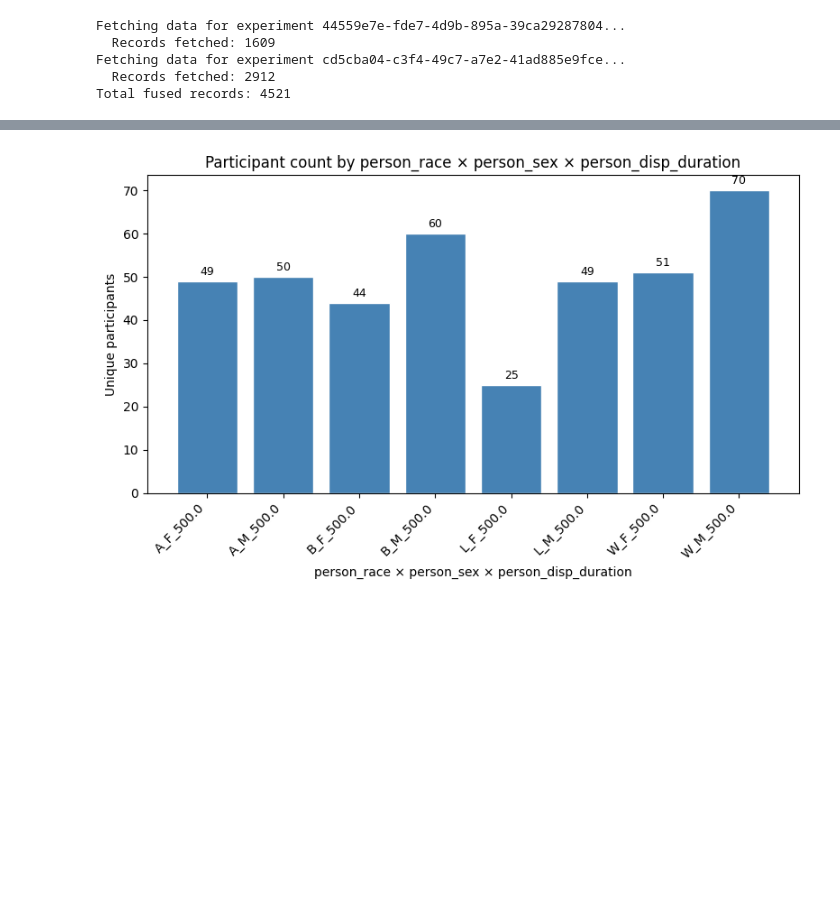
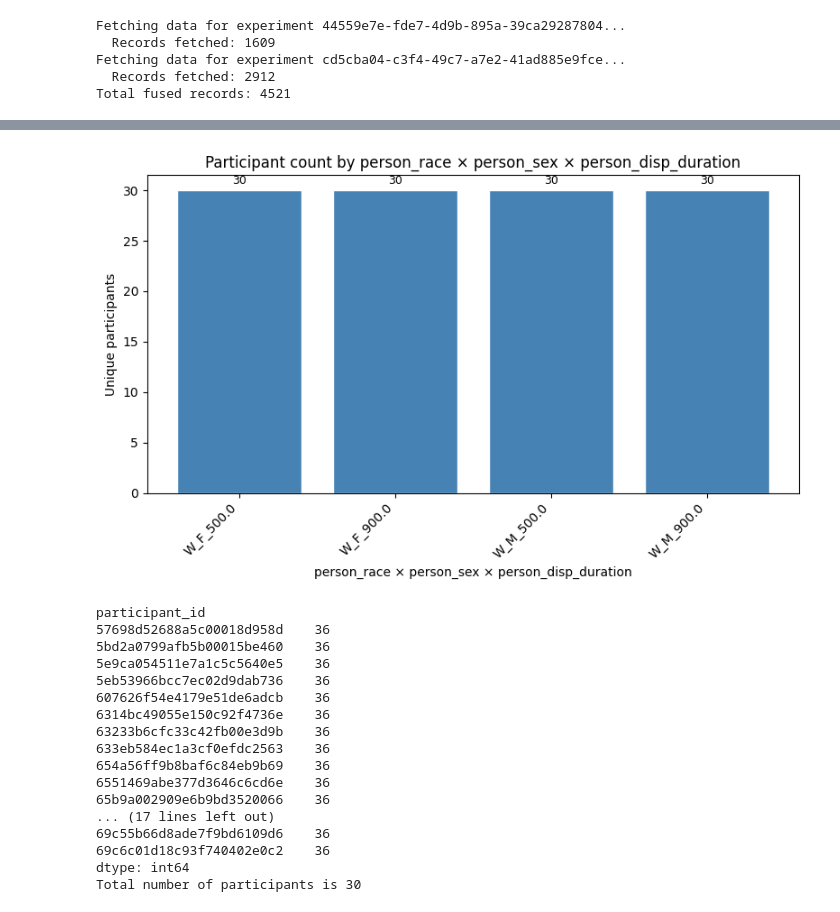
Before and after one commit to WAVE-Lab-Williams/SurprisedElab, a Jupyter notebook: tools/analyze_experiment.ipynb, the cells around one changed output, grey strips where cells are left out. Cells and saved outputs as stored; diff of their text form; code cells hidden in the pictures; blank space fills up the shorter version.

```diff
--- a/tools/analyze_experiment.ipynb
+++ b/tools/analyze_experiment.ipynb
@@ -67,7 +67,8 @@ Showing 5 most recent experiments (of 23 total)
 ----------------------------------------------------------------------
 # %%
 # Put the necessary info into the variables below
-selected_experiment_uuid = "cd5cba04-c3f4-49c7-a7e2-41ad885e9fce" ## rectangle ver, 500 ms fixation, with gender q
+selected_experiment_uuid = "0d0a4584-d802-4032-adff-7d47b430685f" ## multitrial version
+# selected_experiment_uuid = "cd5cba04-c3f4-49c7-a7e2-41ad885e9fce" ## rectangle ver, 500 ms fixation, with gender q
 # selected_experiment_uuid = "0effc73a-0d82-49a7-af3c-73369939a469" ## rounded rectangle ver
 # selected_experiment_uuid = "44559e7e-fde7-4d9b-895a-39ca29287804" ## rectangle ver
 # selected_experiment_uuid = "75f78b97-4aba-4141-a848-056161413362" ## samebody_dispdur
@@ -86,23 +87,23 @@ Total records: 2912
 # %%
-## Temporary box to pull two experiments data
+# ## Temporary box to pull two experiments data
 
-# UUIDs to pull and fuse
-experiment_uuids = [
-    "44559e7e-fde7-4d9b-895a-39ca29287804",  ## rectangle ver
-    "cd5cba04-c3f4-49c7-a7e2-41ad885e9fce",  ## rectangle ver, 500 ms fixation, with gender q
-]
+# # UUIDs to pull and fuse
+# experiment_uuids = [
+#     "44559e7e-fde7-4d9b-895a-39ca29287804",  ## rectangle ver
+#     "cd5cba04-c3f4-49c7-a7e2-41ad885e9fce",  ## rectangle ver, 500 ms fixation, with gender q
+# ]
 
-# Fetch and fuse into a single df
-dfs = []
-for uuid in experiment_uuids:
-    print(f"Fetching data for experiment {uuid}...")
-    df = await client.experiment_data.get_all_data(experiment_id=uuid)
-    df["source_experiment_uuid"] = uuid
-    print(f"  Records fetched: {len(df)}")
-    dfs.append(df)
+# # Fetch and fuse into a single df
+# dfs = []
+# for uuid in experiment_uuids:
+#     print(f"Fetching data for experiment {uuid}...")
+#     df = await client.experiment_data.get_all_data(experiment_id=uuid)
+#     df["source_experiment_uuid"] = uuid
+#     print(f"  Records fetched: {len(df)}")
+#     dfs.append(df)
 
-experiment_data_df = pd.concat(dfs, ignore_index=True)
-print(f"Total fused records: {len(experiment_data_df)}")
+# experiment_data_df = pd.concat(dfs, ignore_index=True)
+# print(f"Total fused records: {len(experiment_data_df)}")
 # %% [output]
 Fetching data for experiment 44559e7e-fde7-4d9b-895a-39ca29287804...
   Records fetched: 1609
@@ -199,7 +197,10 @@ full_df rows after image filter:   4205
 # full_df = pd.read_csv(csvfullpath)
 # debrief_df = pd.read_csv(csvdebriefpath)
 # %%
-# Append column to existing df for absolute value
+# Convert response to numeric and append abs_thisDifference column
+answer_df['response'] = pd.to_numeric(answer_df['response'], errors='coerce')
+full_df['response'] = pd.to_numeric(full_df['response'], errors='coerce')
+
 answer_df['abs_thisDifference'] = answer_df['thisDifference'].abs()
 full_df['abs_thisDifference'] = full_df['thisDifference'].abs()
 
@@ -288,34 +325,56 @@ else:
 # Optional: quick visualization of participant counts per category
 # Configure groupby columns here
 group_cols = [
     # "participant_gender",
     "person_race",
     "person_sex",
     "person_disp_duration"
 ]
 
 counts = (
     answer_df_SDfilter
     .groupby(group_cols)["participant_id"]
     .nunique()
     .reset_index(name="n_participants")
 )
 
 counts["label"] = counts[group_cols].astype(str).agg("_".join, axis=1)
 
 fig, ax = plt.subplots(figsize=(max(8, len(counts) * 0.7), 5))
 bars = ax.bar(counts["label"], counts["n_participants"], color="steelblue", edgecolor="white")
 ax.bar_label(bars, padding=3, fontsize=9)
 ax.set_xlabel(" × ".join(group_cols))
 ax.set_ylabel("Unique participants")
 ax.set_title("Participant count by " + " × ".join(group_cols))
 plt.xticks(rotation=45, ha="right")
 plt.tight_layout()
 plt.show()
 
 # print(counts.to_string(index=False))
+
+# print out trial counts per participant, automatically sorts to lowest to highest, to check if any are missing trials
+answer_counts = answer_df.groupby("participant_id").size()
+print(answer_counts.sort_values())
+print(f"Total number of participants is {len(answer_counts.sort_values())}")
 # %% [output]
-[figure, old version]
+[figure, new version]
+participant_id
+57698d52688a5c00018d958d    36
+5bd2a0799afb5b00015be460    36
+5e9ca054511e7a1c5c5640e5    36
+5eb53966bcc7ec02d9dab736    36
+607626f54e4179e51de6adcb    36
+6314bc49055e150c92f4736e    36
+63233b6cfc33c42fb00e3d9b    36
+633eb584ec1a3cf0efdc2563    36
+654a56ff9b8baf6c84eb9b69    36
+6551469abe377d3646c6cd6e    36
+65b9a002909e6b9bd3520066    36
+... (17 lines left out)
+69c55b66d8ade7f9bd6109d6    36
+69c6c01d18c93f740402e0c2    36
+dtype: int64
+Total number of participants is 30
 # %%
 # Run a multi-way ANOVA across person_sex, person_race, and person_disp_duration
 # H0: "The mean thisDifference is equal across all groups"
```
Also changed, not shown: parts of 10 cells of this notebook, 1 other file.
